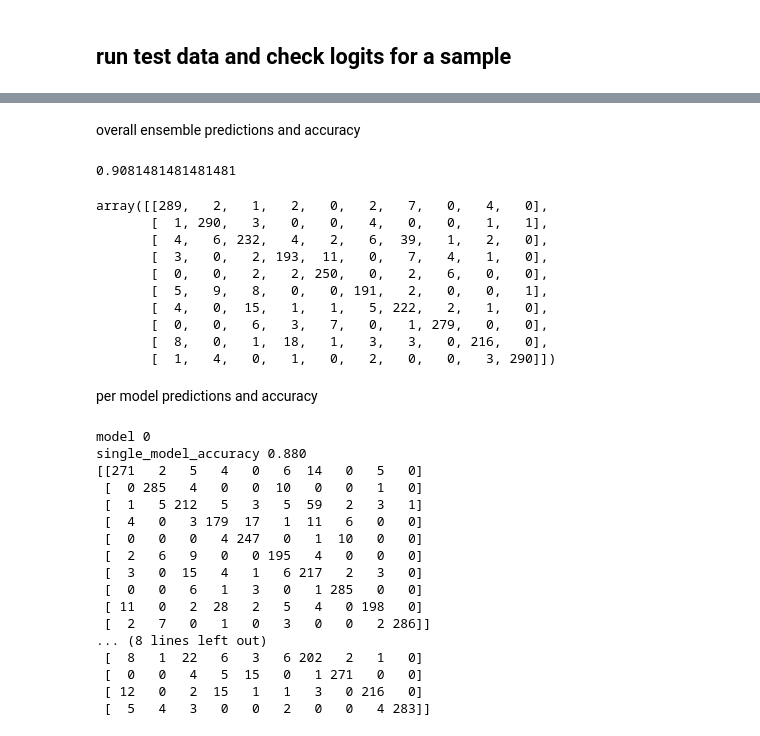
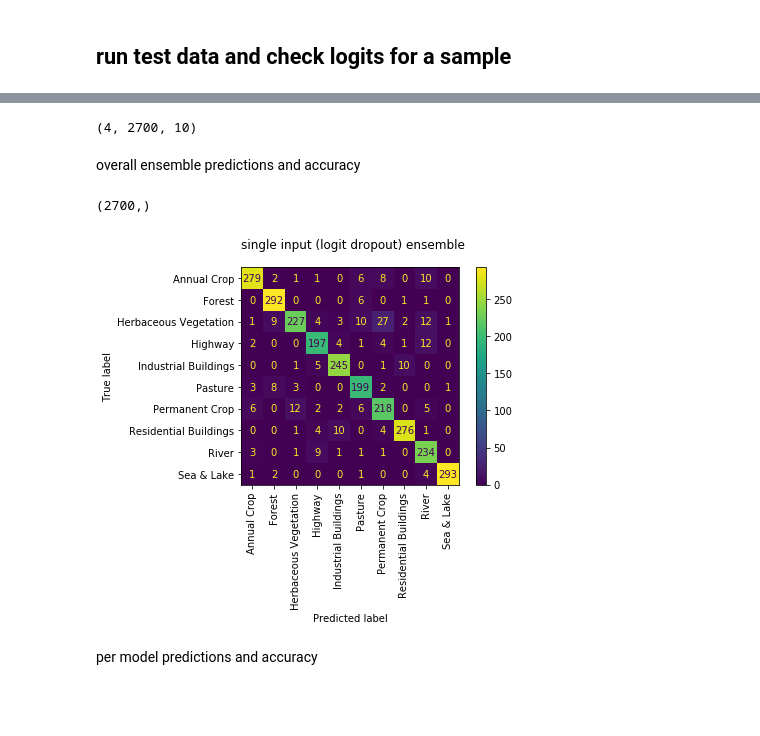
Before and after one commit to matpalm/ensemble_net, a Jupyter notebook: ensemble_quality_on_test.ipynb, the cells around one changed output, grey strips where cells are left out. Saved outputs shown, nothing was run; the diff lists cells and outputs as text; code cells hidden in the pictures; blank space fills up the shorter version.

Commit message:
redo blog plots

```diff
--- a/ensemble_quality_on_test.ipynb
+++ b/ensemble_quality_on_test.ipynb
@@ -28,3 +49,0 @@ objax.io.load_var_collection('saved_models/mimo_01/20200909_160639/final.npz', n
-# %%
-imgs, labels = data.test_dataset()
-imgs.shape, labels.shape
@@ -42,0 +50,8 @@ logits.shape
+# %%
+# best simo_ld model
+net = models.EnsembleNet(num_models=4,
+                         num_classes=10,
+                         max_conv_size=256,
+                         dense_kernel_size=38,
+                         seed=0)
+objax.io.load_var_collection('saved_models/12_full_rerun/20200916_012048/ckpt/0000000027.npz', net.vars())
@@ -43,5 +68,19 @@ logits.shape
+# %%
+logits = []
+y_true = []
+for imgs, labels in data.test_dataset(batch_size=100):
+    logits.append(net.logits(imgs, single_result=False, logits_dropout=False))
+    y_true.extend(labels)
+logits = jnp.stack(logits)              # (27, M, 100, 10)
+logits = logits.transpose((1,0,2,3))    # (M, 27, 100, 10)
+logits = logits.reshape((4, 2700, 10))  # (M, 2700, 10)
+print(logits.shape) #.reshape((-1, 10))
+# %% [output]
+(4, 2700, 10)
 # %% [markdown]
 overall ensemble predictions and accuracy
 # %%
-ensemble_predictions = jnp.argmax(logits.sum(axis=0), axis=-1)
-#ensemble_predictions
+y_pred = jnp.argmax(logits.sum(axis=0), axis=-1)
+y_pred.shape
+# %% [output]
+(2700,)
@@ -50,44 +87,6 @@ ensemble_predictions = jnp.argmax(logits.sum(axis=0), axis=-1)
-# %%
-util.accuracy(ensemble_predictions, sample_labels)
-# %% [output]
-0.9081481481481481
-# %%
-confusion_matrix(sample_labels, ensemble_predictions)
-# %% [output]
-array([[289,   2,   1,   2,   0,   2,   7,   0,   4,   0],
-       [  1, 290,   3,   0,   0,   4,   0,   0,   1,   1],
-       [  4,   6, 232,   4,   2,   6,  39,   1,   2,   0],
-       [  3,   0,   2, 193,  11,   0,   7,   4,   1,   0],
-       [  0,   0,   2,   2, 250,   0,   2,   6,   0,   0],
-       [  5,   9,   8,   0,   0, 191,   2,   0,   0,   1],
-       [  4,   0,  15,   1,   1,   5, 222,   2,   1,   0],
-       [  0,   0,   6,   3,   7,   0,   1, 279,   0,   0],
-       [  8,   0,   1,  18,   1,   3,   3,   0, 216,   0],
-       [  1,   4,   0,   1,   0,   2,   0,   0,   3, 290]])
+# %%
+save_plot(y_true, y_pred, "single input (logit dropout) ensemble", "cm.simo_ld.ensemble.png")
+# %% [output]
+[figure, added]
 # %% [markdown]
 per model predictions and accuracy
-# %%
-for m in range(2):
-    print("model", m)
-    single_model_predictions = jnp.argmax(logits[m], axis=-1)
-    single_model_accuracy = util.accuracy(single_model_predictions, sample_labels)
-    print("single_model_accuracy %0.3f" % single_model_accuracy)
-    print(confusion_matrix(sample_labels, single_model_predictions))
-# %% [output]
-model 0
-single_model_accuracy 0.880
-[[271   2   5   4   0   6  14   0   5   0]
- [  0 285   4   0   0  10   0   0   1   0]
- [  1   5 212   5   3   5  59   2   3   1]
- [  4   0   3 179  17   1  11   6   0   0]
- [  0   0   0   4 247   0   1  10   0   0]
- [  2   6   9   0   0 195   4   0   0   0]
- [  3   0  15   4   1   6 217   2   3   0]
- [  0   0   6   1   3   0   1 285   0   0]
- [ 11   0   2  28   2   5   4   0 198   0]
- [  2   7   0   1   0   3   0   0   2 286]]
-... (8 lines left out)
- [  8   1  22   6   3   6 202   2   1   0]
- [  0   0   4   5  15   0   1 271   0   0]
- [ 12   0   2  15   1   1   3   0 216   0]
- [  5   4   3   0   0   2   0   0   4 283]]
```
Also changed, not shown: parts of 13 cells of this notebook.
